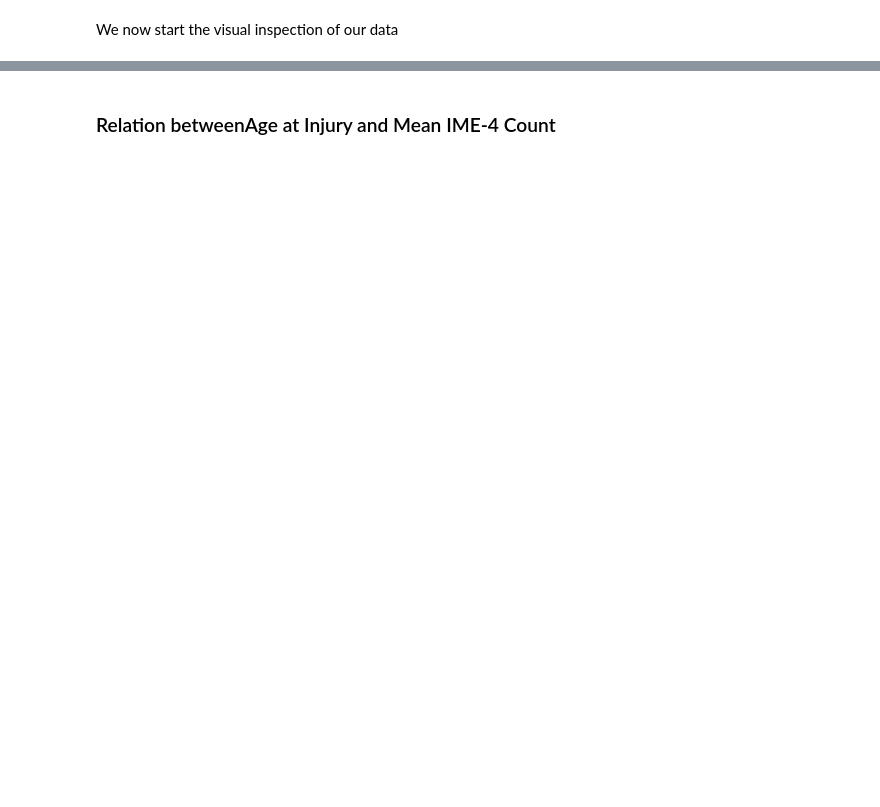
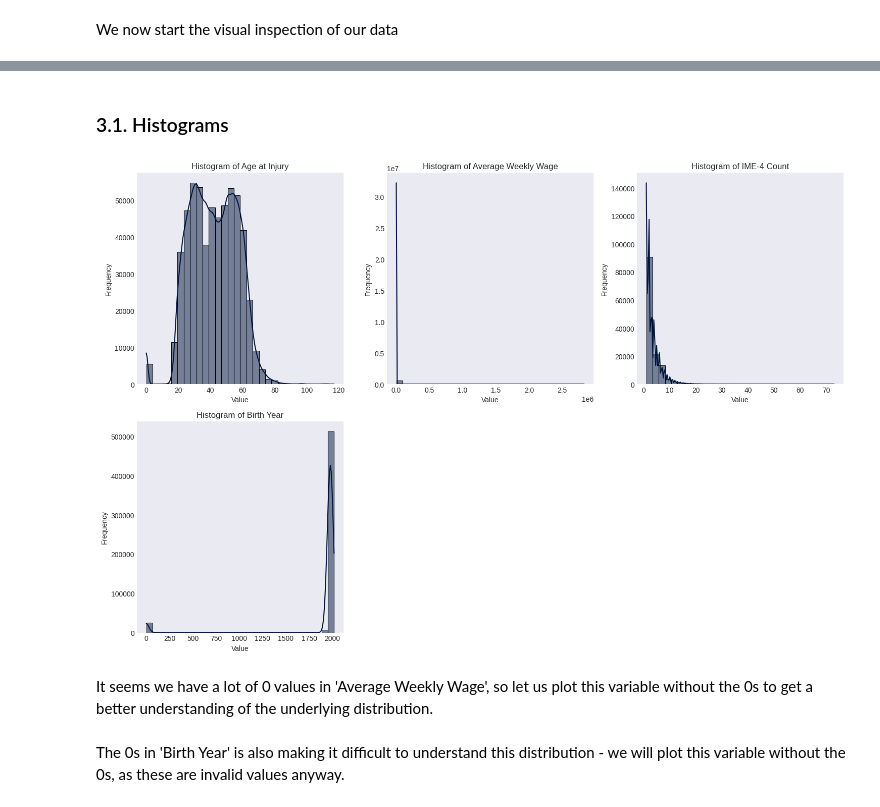
Before and after one commit to jm651120/ml_project, a Jupyter notebook: ml_project.ipynb, the cells around one changed output, grey strips where cells are left out. Drawn from its saved outputs; the diff is of its cells as text; code cells hidden in the pictures; blank space fills up the shorter version.

```diff
--- a/ml_project.ipynb
+++ b/ml_project.ipynb
@@ -19,6 +19,7 @@ pd.set_option('display.max_columns', None)
 pd.set_option('display.max_colwidth', None)
 pd.set_option('display.max_rows', None)
 np.set_printoptions(threshold=np.inf)
+plt.style.use('seaborn-v0_8-dark')
 # %%
 # importing the training and test data
 df = pd.read_csv('/home/shadybea/OneDrive/General/Machine Learning/Project/Data/train_data.csv', sep=',')
@@ -190,2 +171,5 @@ df = convert_datatype(df, type_cast)
+# %%
+for feature in features_to_cast:
+    df[feature] = pd.to_numeric(df[feature], errors='coerce').astype('Int64')
 # %%
 # checking if the conversion was successful
@@ -909,2 +365,48 @@ print(covid_yes_claim_injury_df)
-# %% [markdown]
-### Relation betweenAge at Injury and Mean IME-4 Count
+# %%
+# we start by defining our numeric and categorical features
+# Note: we exclude from this initial analysis all columns related with descriptions and those that are unary ('WCB Decision')
+numeric_features = df[['Age at Injury', 'Average Weekly Wage', 'IME-4 Count', 'Birth Year']].columns.tolist()
+date_features = df[['Accident Date', 'Assembly Date', 'C-2 Date', 'C-3 Date', 'First Hearing Date']].columns.tolist()
+categorical_features = df[['Alternative Dispute Resolution', 'Attorney/Representative',
+       'Carrier Type', 'Claim Injury Type', 'County of Injury', 'COVID-19 Indicator',
+       'District Name', 'Gender', 'Industry Code', 'Medical Fee Region', 'WCIO Cause of Injury Code',
+       'WCIO Nature of Injury Code', 'WCIO Part Of Body Code', 'Zip Code', 'Agreement Reached',
+       'Number of Dependents']].columns.tolist()
+
+all_features = numeric_features + date_features + categorical_features
+# %%
+# we check the value counts for the categorical features
+for feature in categorical_features:
+    print(df[feature].value_counts())
+# %% [markdown]
+### 3.1. Histograms
+# %%
+num_features = len(numeric_features)
+num_columns = 3
+num_rows = (num_features + num_columns - 1) // num_columns
+
+fig, axes = plt.subplots(nrows=num_rows, ncols=num_columns, figsize=(15, 5 * num_rows))
+
+# Flatten the axes array for easier iteration if there's more than one row
+axes = axes.flatten()
+
+# Loop through each numeric feature to plot histograms with Seaborn
+for ax, feature in zip(axes, numeric_features):
+    sns.histplot(df[feature].dropna(), bins=30, color='#01153e', kde=True, ax=ax)  # kde adds a density line
+    ax.set_title(f'Histogram of {feature}')
+    ax.set_xlabel('Value')
+    ax.set_ylabel('Frequency')
+
+# Hide any empty subplots if the number of features is not even
+for i in range(len(numeric_features), len(axes)):
+    fig.delaxes(axes[i])
+
+# Adjust layout to prevent overlap
+plt.tight_layout()
+
+# Show the plot
+plt.show()
+# %% [output]
+[figure, added]
+# %% [markdown]
+It seems we have a lot of 0 values in 'Average Weekly Wage', so let us plot this variable without the 0s to get a better understanding of the underlying distribution.
@@ -910,0 +422,2 @@ print(covid_yes_claim_injury_df)
+# %% [markdown]
+The 0s in 'Birth Year' is also making it difficult to understand this distribution - we will plot this variable without the 0s, as these are invalid values anyway.
```
Also changed, not shown: parts of 159 cells of this notebook.
